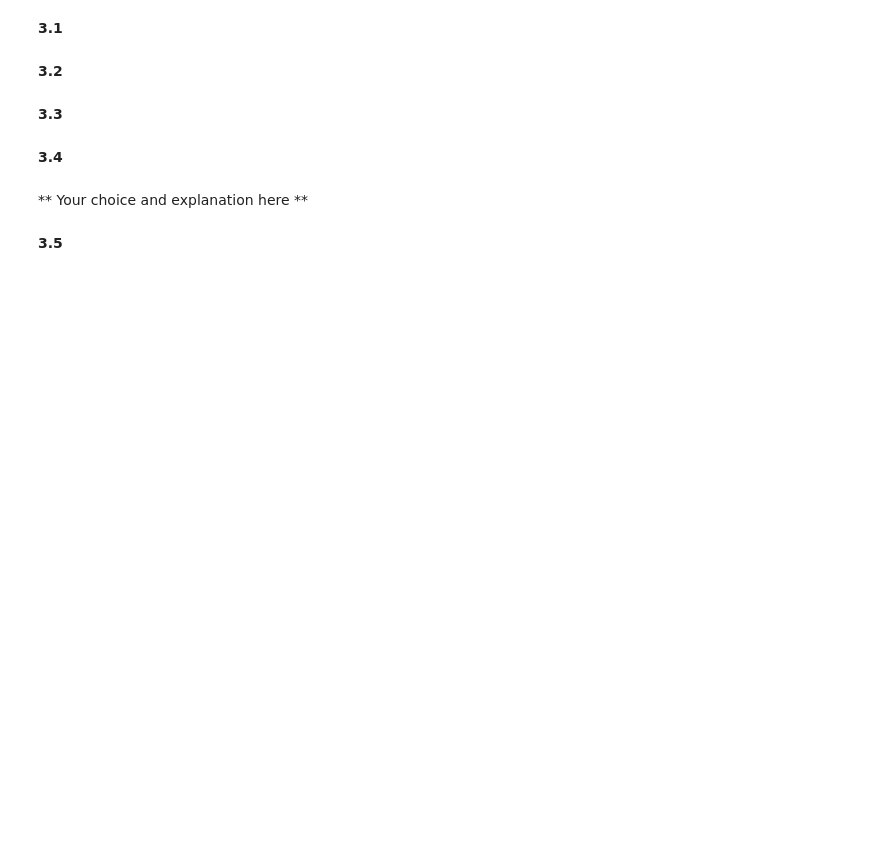
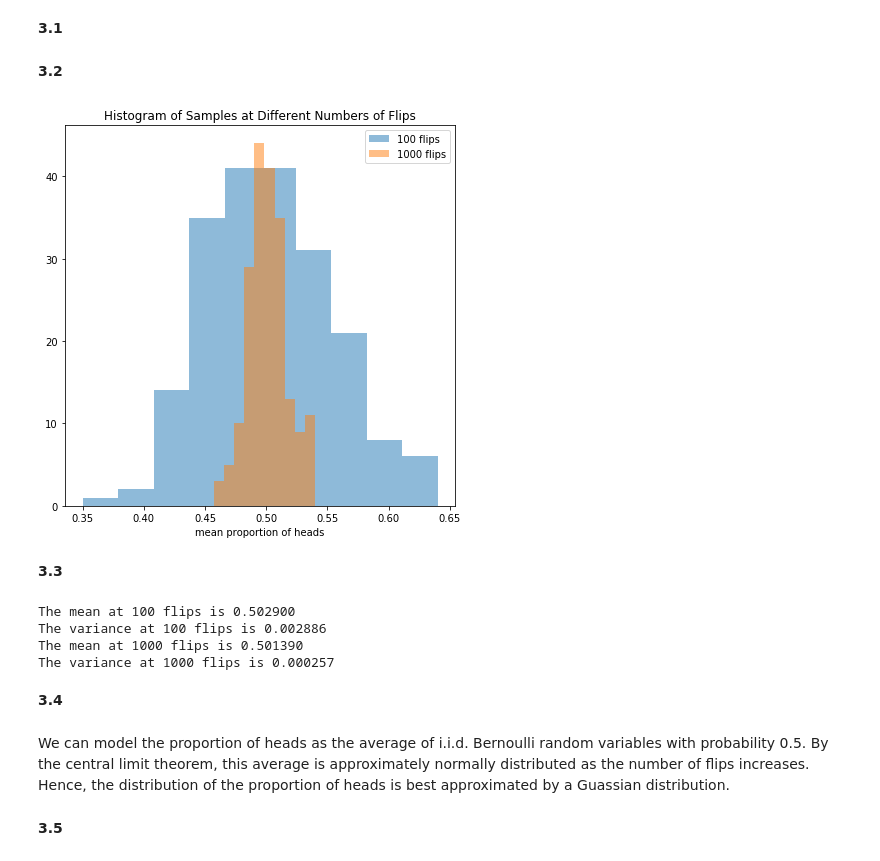
Before and after one commit to JoshFeldman95/AM209a, a Jupyter notebook: hw0/cs109a_hw0.ipynb, the cells around one changed output. Cells and saved outputs as stored; diff of their text form; code cells hidden in the pictures; blank space fills up the shorter version.

```diff
--- a/hw0/cs109a_hw0.ipynb
+++ b/hw0/cs109a_hw0.ipynb
@@ -200,4 +418,10 @@ The coin flip experiment that we did above gave us some insight, but we don't ha
+# %%
+# your code here
+def make_throws(n_replications, n_flips = 20):
+    return [find_prop_heads(throw_a_coin(n_flips), n_flips) for _ in range(n_replications)]
 # %% [markdown]
 **3.2**
 # %%
 # your code here
+proportions_at_n_flips_100 = make_throws(200, 100)
+proportions_at_n_flips_1000 = make_throws(200, 1000)
@@ -206,2 +428,13 @@ The coin flip experiment that we did above gave us some insight, but we don't ha
+# %%
+# code for your plot here
+plt.figure(figsize=(7, 7))
+plt.hist(proportions_at_n_flips_100, alpha = 0.5, label = '100 flips')
+plt.hist(proportions_at_n_flips_1000, alpha = 0.5, label = '1000 flips')
+plt.xlabel('mean proportion of heads')
+plt.title('Histogram of Samples at Different Numbers of Flips')
+plt.legend(loc='upper right')
+plt.show()
+# %% [output]
+[figure, added]
 # %% [markdown]
 **3.3**
@@ -210,6 +441,17 @@ The coin flip experiment that we did above gave us some insight, but we don't ha
+# %%
+# your code here
+print('The mean at 100 flips is %f' % np.mean(proportions_at_n_flips_100))
+print('The variance at 100 flips is %f' % np.var(proportions_at_n_flips_100))
+print('The mean at 1000 flips is %f' % np.mean(proportions_at_n_flips_1000))
+print('The variance at 1000 flips is %f' % np.var(proportions_at_n_flips_1000))
+# %% [output]
+The mean at 100 flips is 0.502900
+The variance at 100 flips is 0.002886
+The mean at 1000 flips is 0.501390
+The variance at 1000 flips is 0.000257
 # %% [markdown]
 **3.4**
-# %% [markdown]
-** Your choice and explanation here **
+# %% [markdown]
+We can model the proportion of heads as the average of i.i.d. Bernoulli random variables with probability 0.5. By the central limit theorem, this average is approximately normally distributed as the number of flips increases. Hence, the distribution of the proportion of heads is best approximated by a Guassian distribution.
 # %% [markdown]
 **3.5**
```
Also changed, not shown: parts of 53 cells of this notebook, 1 other file.
